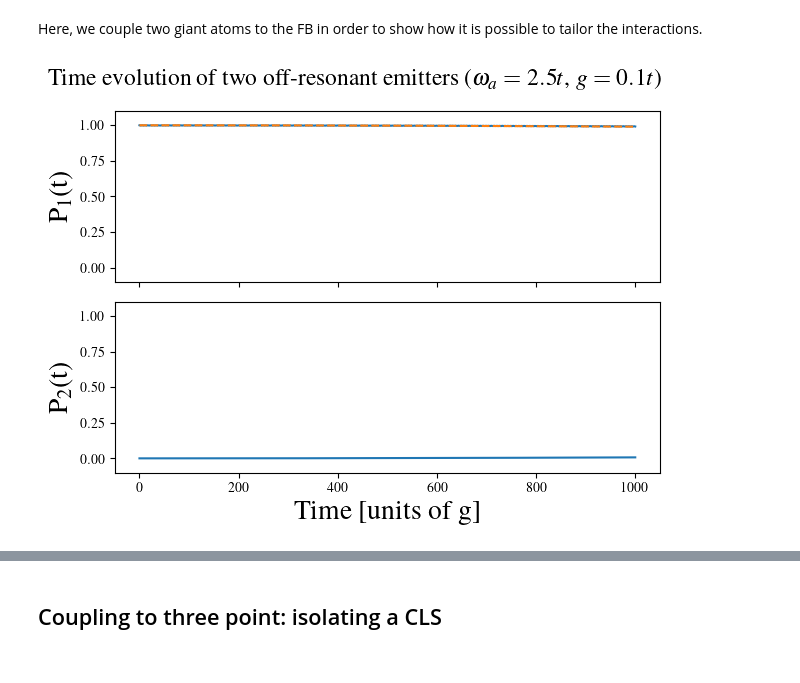
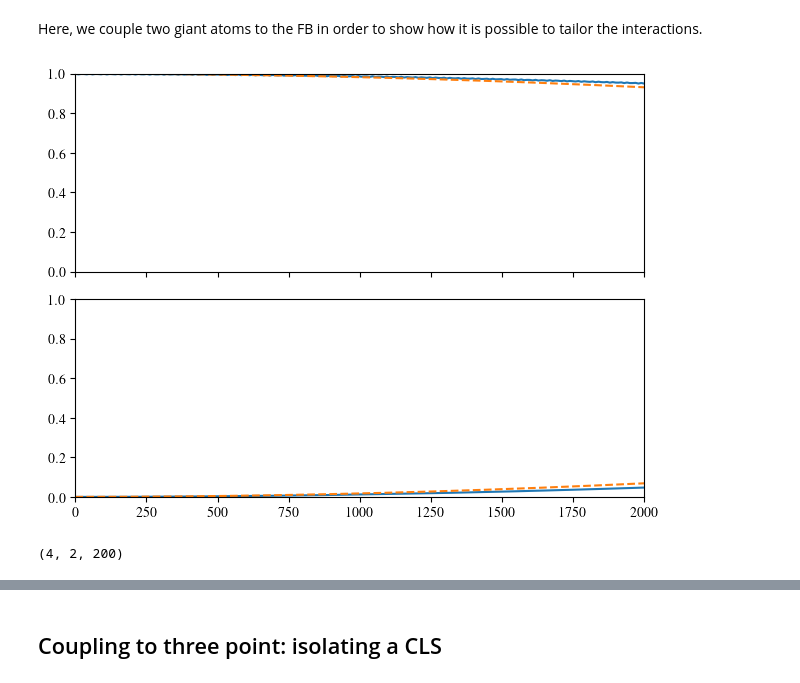
Before and after one commit to enrico0014/QOptics_FB, a Jupyter notebook: sawtooth/ST_emitter.ipynb, the cells around one changed output, grey strips where cells are left out. Drawn from its saved outputs; the diff is of its cells as text; code cells hidden in the pictures.

```diff
--- a/sawtooth/ST_emitter.ipynb
+++ b/sawtooth/ST_emitter.ipynb
@@ -615,6 +614,6 @@ plt.show()
 # %% [markdown]
 Here, we couple two giant atoms to the FB in order to show how it is possible to tailor the interactions.
 # %%
-omega1 = 4. #atom frequency
-omega2 = 4.
+omega1 = 3.5 #atom frequency
+omega2 = 3.5
 g = 0.05 #atom-cavity coupling
@@ -647,28 +646,25 @@ H += np.conjugate(H.transpose())
 # %%
-t = np.linspace(0,1000,500)
+t = np.linspace(0,2000,200)
 pop, phot = time_evol(t,H,2,[1.,0.])
 # %%
 eigvals, _ = eigh(H)
 
-gg = g**2/((eigvals[-1]-2) * c**2)
+gg = g**2/((eigvals[-2]-2)*c**2)
 gg *= np.dot(vec_a,np.roll(vec_a,d)) + np.dot(vec_b,np.roll(vec_b,d))
 # %%
 fig, ax = plt.subplots(nrows=2,ncols=1,sharex=True,tight_layout=1)
 
-plt.suptitle(r"Time evolution of two off-resonant emitters ($\omega_a = 4t$, $g=0.05t$)",fontsize=17)
 ax[0].plot(t,pop[0,:]*np.conjugate(pop[0,:]))
-ax[0].plot(t,np.cos(gg*t)**2, ls = "--", label=f"$\Omega = {gg:.2e}$")
+ax[0].plot(t,np.cos(t*gg)**2, ls = "--", label=f"$\Omega = {gg:.2e}$")
+
 ax[1].plot(t,pop[1,:]*np.conjugate(pop[1,:]))
-#ax[1].plot(t,np.sin(gg*t)**2, ls= "--")
+ax[1].plot(t,np.sin(gg*t)**2, ls= "--")
 
-ax[0].set_ylabel(r"P$_1$(t)",fontsize=20)
-ax[1].set_ylabel(r"P$_2$(t)",fontsize=20)
-ax[1].set_xlabel("Time [units of g]",fontsize=20)
+ax[0].set_ylim(0,1)
+ax[1].set_ylim(0,1)
+ax[0].set_xlim(0,t[-1])
 
-ax[0].set_ylim(-0.1,1.1)
-ax[1].set_ylim(-0.1,1.1)
-#ax[0].legend()
 
 plt.show()
 # %% [output]
-[figure, old version]
+[figure, new version]
@@ -674,0 +673,4 @@ plt.show()
+# %%
+np.shape(popp)
+# %% [output]
+(4, 2, 200)
```
Also changed, not shown: parts of 27 cells of this notebook, 4 other files.
